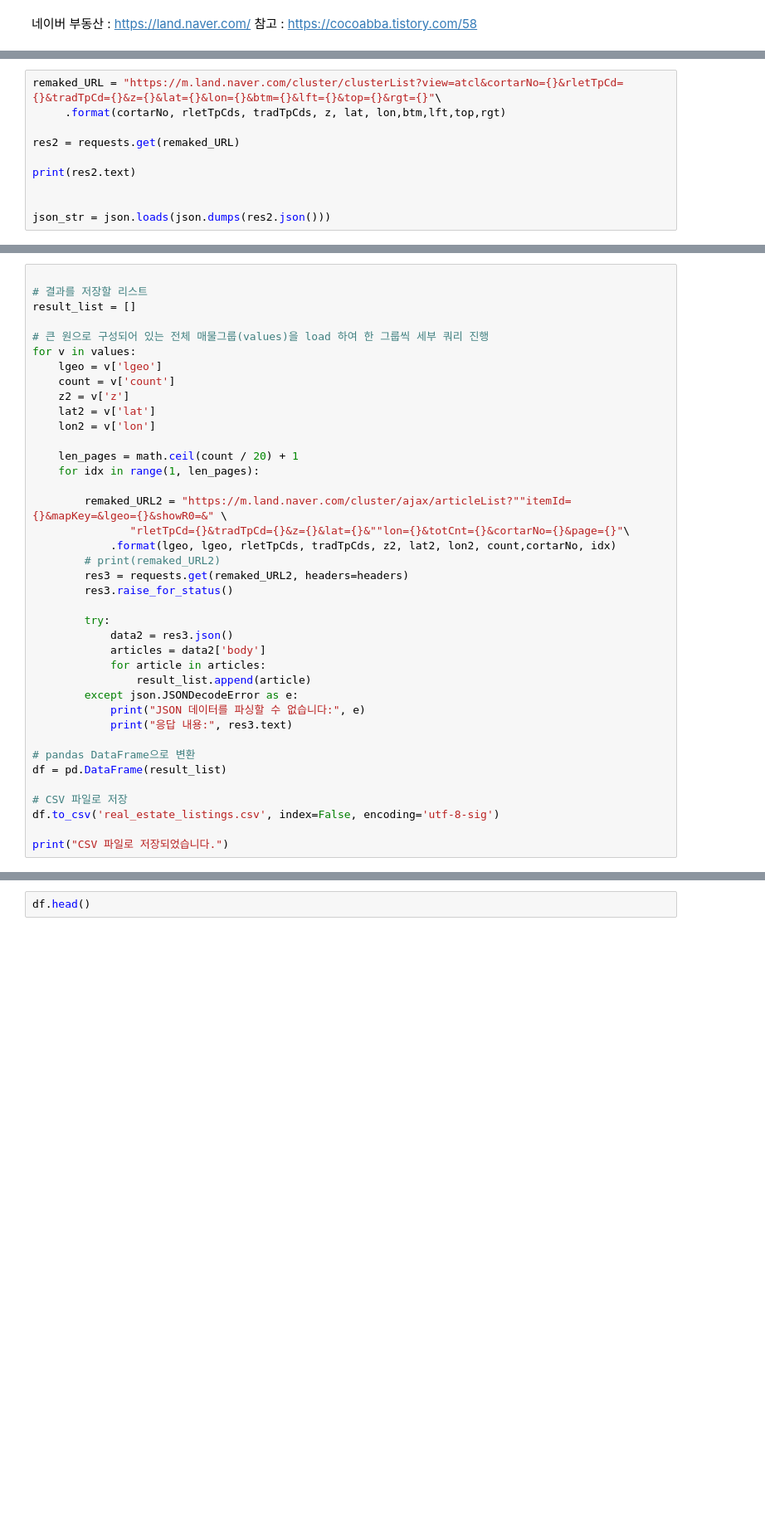
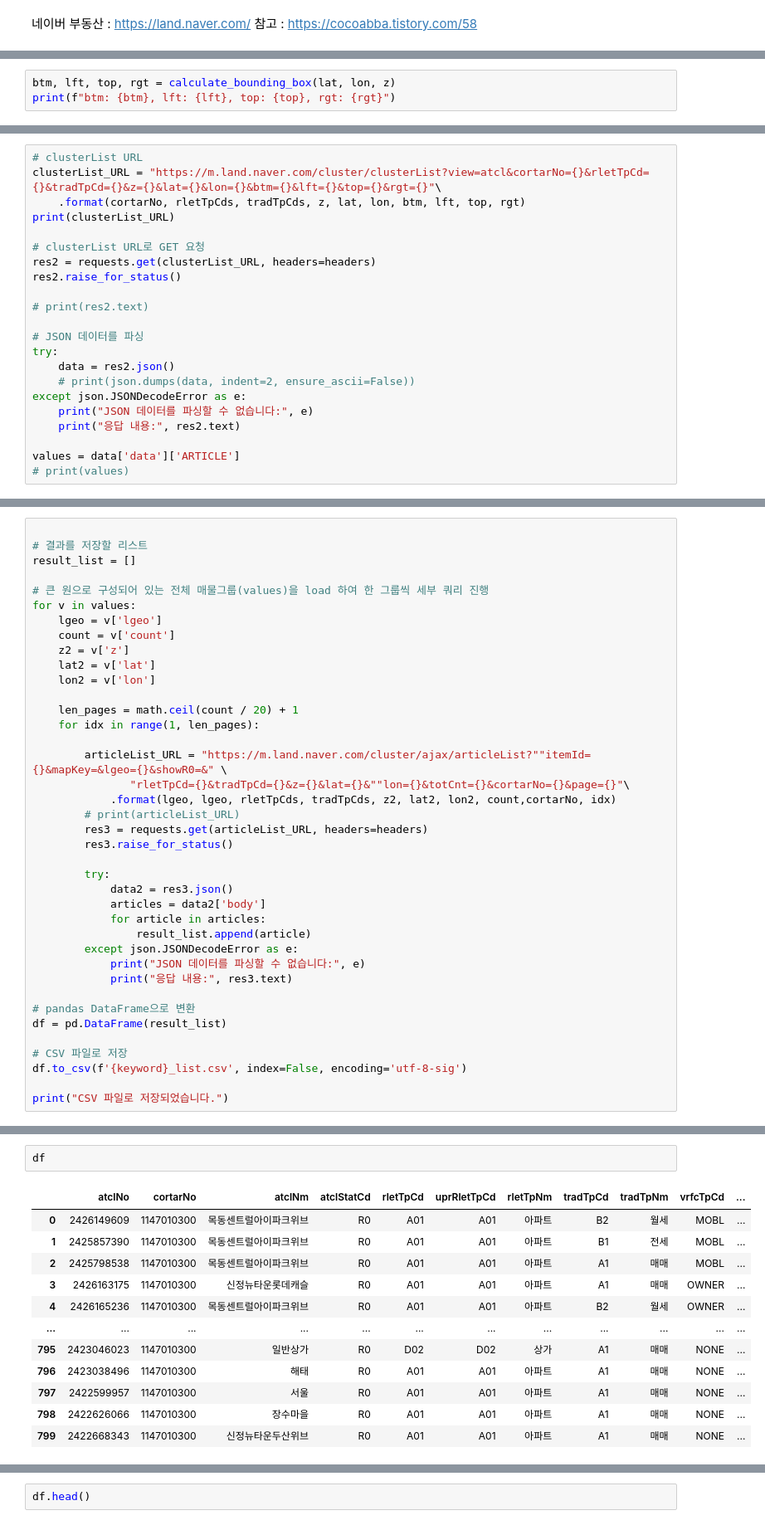
Before and after one commit to Junho1224/NLC, a Jupyter notebook: naverland.ipynb, the cells around one changed output, grey strips where cells are left out. Shown at 83% size. Saved outputs shown, nothing was run; the diff lists cells and outputs as text; blank space fills up the shorter version.

```diff
--- a/naverland.ipynb
+++ b/naverland.ipynb
@@ -97,0 +116,3 @@ lat:  37.527925 lon:  126.8342 z:  14 cortarNo:  1147010300 rletTpCds:  * tradTp
+# %%
+btm, lft, top, rgt = calculate_bounding_box(lat, lon, z)
+print(f"btm: {btm}, lft: {lft}, top: {top}, rgt: {rgt}")
@@ -98,11 +121,23 @@ lat:  37.527925 lon:  126.8342 z:  14 cortarNo:  1147010300 rletTpCds:  * tradTp
 # %%
-remaked_URL = "https://m.land.naver.com/cluster/clusterList?view=atcl&cortarNo={}&rletTpCd={}&tradTpCd={}&z={}&lat={}&lon={}&btm={}&lft={}&top={}&rgt={}"\
-     .format(cortarNo, rletTpCds, tradTpCds, z, lat, lon,btm,lft,top,rgt)
+# clusterList URL
+clusterList_URL = "https://m.land.naver.com/cluster/clusterList?view=atcl&cortarNo={}&rletTpCd={}&tradTpCd={}&z={}&lat={}&lon={}&btm={}&lft={}&top={}&rgt={}"\
+    .format(cortarNo, rletTpCds, tradTpCds, z, lat, lon, btm, lft, top, rgt)
+print(clusterList_URL)
 
-res2 = requests.get(remaked_URL)
+# clusterList URL로 GET 요청
+res2 = requests.get(clusterList_URL, headers=headers)
+res2.raise_for_status()
 
-print(res2.text)
+# print(res2.text)
 
+# JSON 데이터를 파싱
+try:
+    data = res2.json()
+    # print(json.dumps(data, indent=2, ensure_ascii=False))
+except json.JSONDecodeError as e:
+    print("JSON 데이터를 파싱할 수 없습니다:", e)
+    print("응답 내용:", res2.text)
 
-json_str = json.loads(json.dumps(res2.json()))
+values = data['data']['ARTICLE']
+# print(values)
 # %% [output]
@@ -354,11 +158,11 @@ for v in values:
     len_pages = math.ceil(count / 20) + 1
     for idx in range(1, len_pages):
 
-        remaked_URL2 = "https://m.land.naver.com/cluster/ajax/articleList?""itemId={}&mapKey=&lgeo={}&showR0=&" \
+        articleList_URL = "https://m.land.naver.com/cluster/ajax/articleList?""itemId={}&mapKey=&lgeo={}&showR0=&" \
                "rletTpCd={}&tradTpCd={}&z={}&lat={}&""lon={}&totCnt={}&cortarNo={}&page={}"\
             .format(lgeo, lgeo, rletTpCds, tradTpCds, z2, lat2, lon2, count,cortarNo, idx)
-        # print(remaked_URL2)
-        res3 = requests.get(remaked_URL2, headers=headers)
+        # print(articleList_URL)
+        res3 = requests.get(articleList_URL, headers=headers)
         res3.raise_for_status()
 
         try:
@@ -374,7 +178,7 @@ for v in values:
 df = pd.DataFrame(result_list)
 
 # CSV 파일로 저장
-df.to_csv('real_estate_listings.csv', index=False, encoding='utf-8-sig')
+df.to_csv(f'{keyword}_list.csv', index=False, encoding='utf-8-sig')
 
 print("CSV 파일로 저장되었습니다.")
 # %% [output]
@@ -395,3 +199,18 @@ JSON 데이터를 파싱할 수 없습니다: Expecting value: line 1 column 1 (
     </header>
     <!-- content -->
         <section class="c
+# %%
+df
+# %% [output]
+|  | atclNo | cortarNo | atclNm | atclStatCd | rletTpCd | uprRletTpCd | rletTpNm | tradTpCd | tradTpNm | vrfcTpCd | ... |
+| 0 | 2426149609 | 1147010300 | 목동센트럴아이파크위브 | R0 | A01 | A01 | 아파트 | B2 | 월세 | MOBL | ... |
+| 1 | 2425857390 | 1147010300 | 목동센트럴아이파크위브 | R0 | A01 | A01 | 아파트 | B1 | 전세 | MOBL | ... |
+| 2 | 2425798538 | 1147010300 | 목동센트럴아이파크위브 | R0 | A01 | A01 | 아파트 | A1 | 매매 | MOBL | ... |
+| 3 | 2426163175 | 1147010300 | 신정뉴타운롯데캐슬 | R0 | A01 | A01 | 아파트 | A1 | 매매 | OWNER | ... |
+| 4 | 2426165236 | 1147010300 | 목동센트럴아이파크위브 | R0 | A01 | A01 | 아파트 | B2 | 월세 | OWNER | ... |
+| ... | ... | ... | ... | ... | ... | ... | ... | ... | ... | ... | ... |
+| 795 | 2423046023 | 1147010300 | 일반상가 | R0 | D02 | D02 | 상가 | A1 | 매매 | NONE | ... |
+| 796 | 2423038496 | 1147010300 | 해태 | R0 | A01 | A01 | 아파트 | A1 | 매매 | NONE | ... |
+| 797 | 2422599957 | 1147010300 | 서울 | R0 | A01 | A01 | 아파트 | A1 | 매매 | NONE | ... |
+| 798 | 2422626066 | 1147010300 | 장수마을 | R0 | A01 | A01 | 아파트 | A1 | 매매 | NONE | ... |
+| 799 | 2422668343 | 1147010300 | 신정뉴타운두산위브 | R0 | A01 | A01 | 아파트 | A1 | 매매 | NONE | ... |
```
Also changed, not shown: parts of 25 cells of this notebook, 15 other files.
